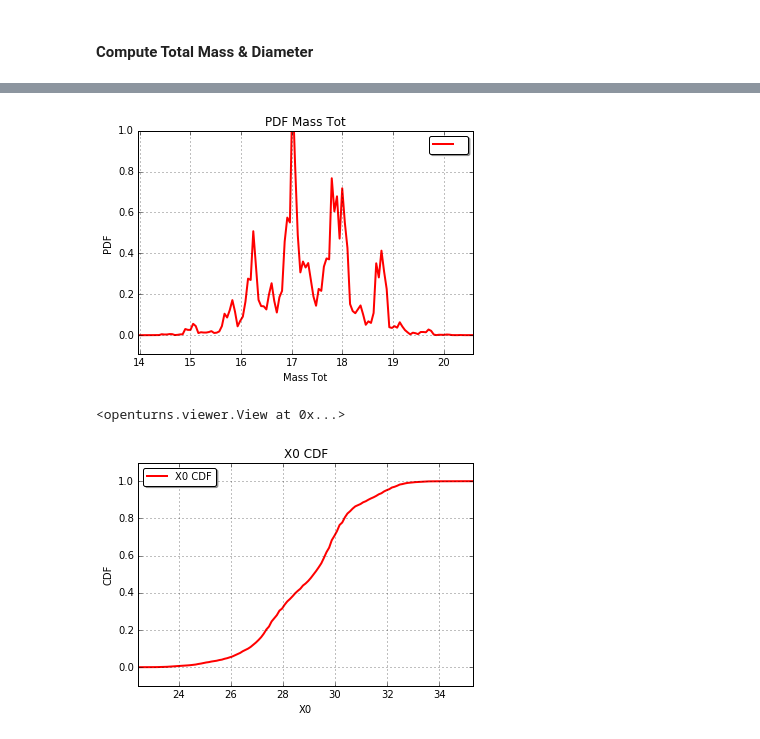
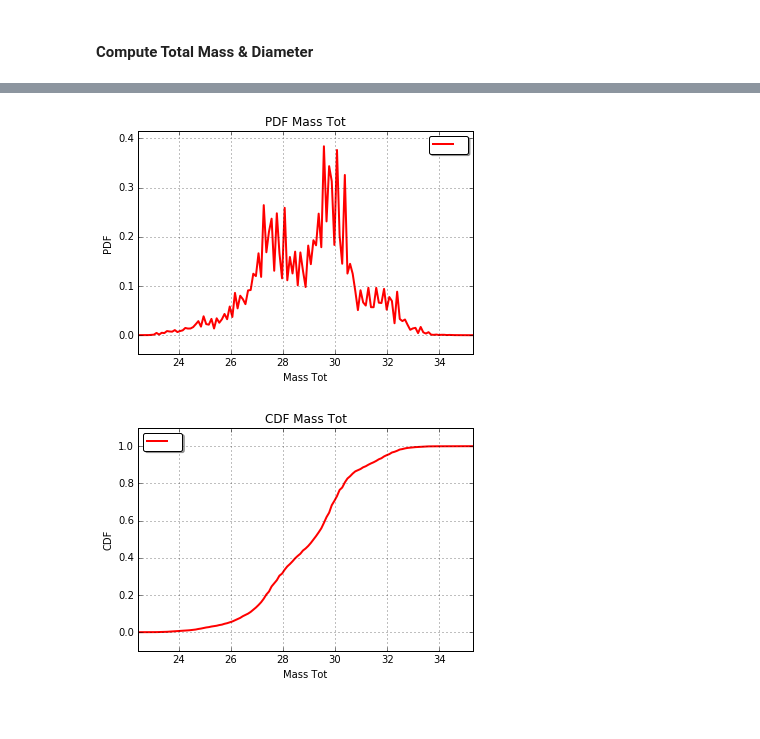
Before and after one commit to AdrienTo/Ewis, a Jupyter notebook: Analysis_EWIS_Architectures.ipynb, the cells around one changed output, grey strips where cells are left out. Drawn from its saved outputs; the diff is of its cells as text; code cells hidden in the pictures.

```diff
--- a/Analysis_EWIS_Architectures.ipynb
+++ b/Analysis_EWIS_Architectures.ipynb
@@ -21,7 +21,7 @@ Populating the interactive namespace from numpy and matplotlib
 Configuration= {}
 Configuration['Scenario1'] = {'X_EPDC2':[10, 2, 0], 'V0':28, 'DeltaV':1, 'C1':1.2, 'C2':1.4, 'Workdir':'./Scenario1'}
 Configuration['Scenario2'] = {'X_EPDC2':[28, 2, 0], 'V0':28, 'DeltaV':1, 'C1':1.2, 'C2':1.4, 'Workdir':'./Scenario2'}
-Conf = Configuration['Scenario2']
+Conf = Configuration['Scenario1']
 # %%
 # Data Gauge catalog
 Catalog_Gauge = np.loadtxt('./Data/Catalog_gauge.csv', delimiter=';').reshape(17,4)[:,1:]
@@ -217,12 +176,8 @@ Diam TOT: Interquantile (q(99,7%) - q(0,3%)) =  423.082175703
 # %%
 Mass_TOT = ot.RandomMixture ([Conf['C1']*Conf['C2']*fittedDist_Mass_SPDB,Conf['C1']*Conf['C2']*fittedDist_Mass_VU ])
 # %%
-viewPDF (Mass_TOT, 'PDF Mass Tot', 'Mass Tot','PDF',' ',Conf['Workdir']+'/PDF Mass Tot.png')
+viewPDF (Mass_TOT, 'PDF Mass Tot', 'Mass Tot','PDF',' ',Conf['Workdir']+'/Mass TOTPDF.png')
+viewCDF (Mass_TOT, 'CDF Mass Tot', 'Mass Tot','CDF',' ',Conf['Workdir']+'/Mass TOTCDF.png')
 # %% [output]
-[figure, old version]
+[figure, new version]
+[figure, added]
-# %%
-from openturns.viewer import View
-View(A)
-# %% [output]
-<openturns.viewer.View at 0x...>
-[figure, removed]
```
Also changed, not shown: parts of 6 cells of this notebook, 2 other files.
